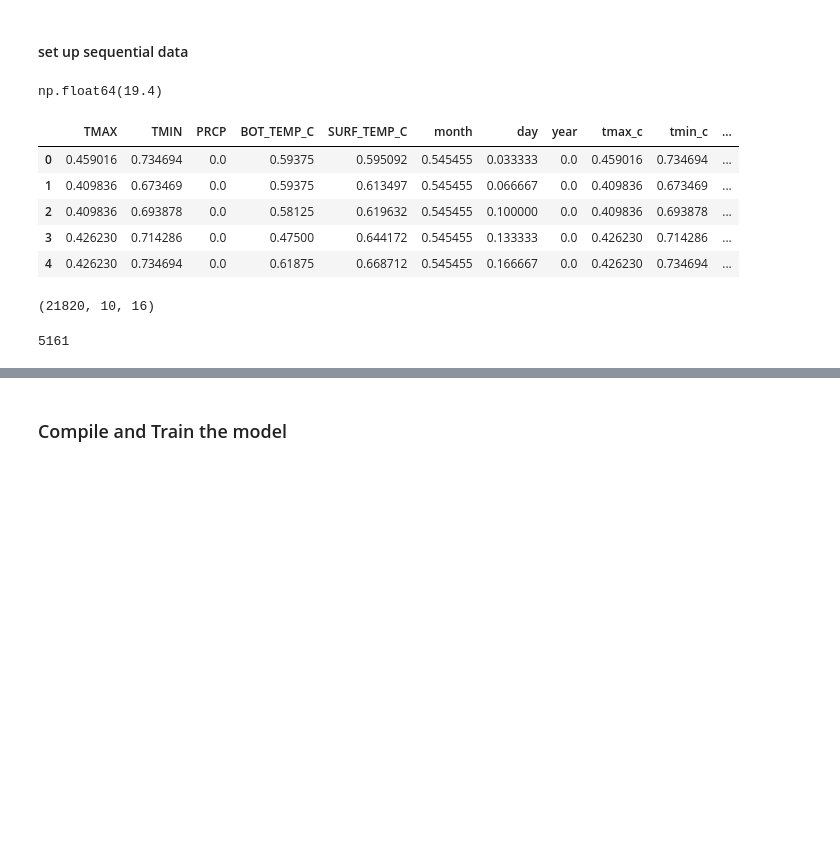
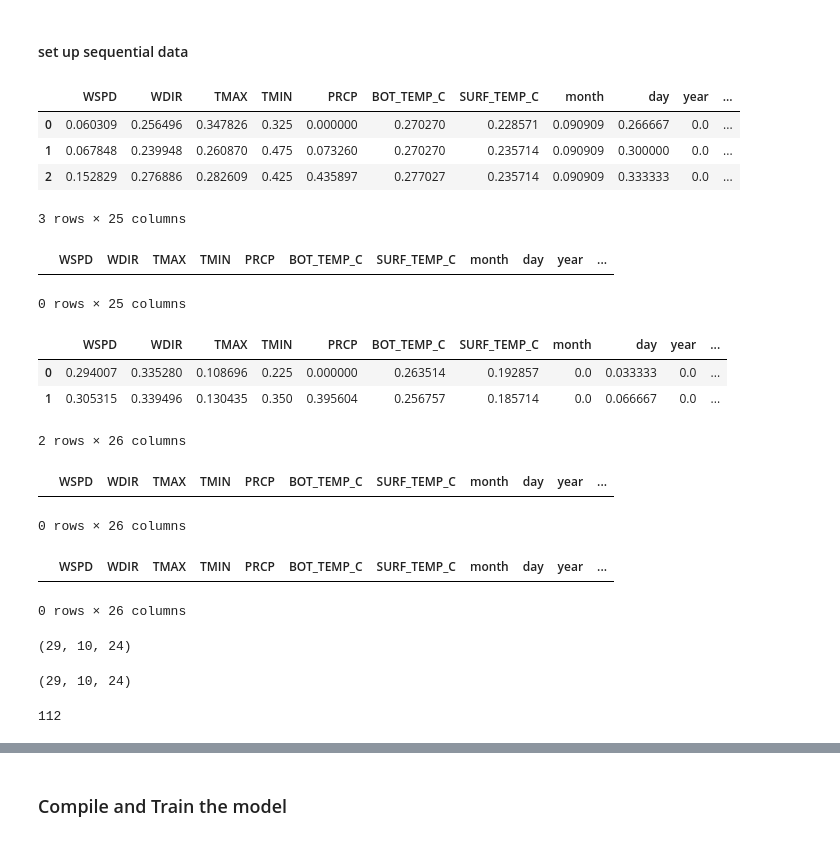
Before and after one commit to spencercody/scripps-water-temp, a Jupyter notebook: src/modeling/notebooks/05-rnn - 2.ipynb, the cells around one changed output, grey strips where cells are left out. Cells and saved outputs as stored; diff of their text form; code cells hidden in the pictures; blank space fills up the shorter version.

```diff
--- a/src/modeling/notebooks/05-rnn - 2.ipynb
+++ b/src/modeling/notebooks/05-rnn - 2.ipynb
@@ -39,15 +55,14 @@ scaler = joblib.load(data_folder / 'minmax_scaler.joblib')
 # %% [markdown]
 #### set up sequential data
 # %%
-train_y_df.iloc[0]['target']
+val_X_df.reset_index(drop=True, inplace=True)
+val_y_df.reset_index(drop=True, inplace=True)
+
+val_df = val_X_df.join(val_y_df)
+val_df.head(3)
 # %% [output]
+|  | WSPD | WDIR | TMAX | TMIN | PRCP | BOT_TEMP_C | SURF_TEMP_C | month | day | year | ... |
+| 0 | 0.060309 | 0.256496 | 0.347826 | 0.325 | 0.000000 | 0.270270 | 0.228571 | 0.090909 | 0.266667 | 0.0 | ... |
+| 1 | 0.067848 | 0.239948 | 0.260870 | 0.475 | 0.073260 | 0.270270 | 0.235714 | 0.090909 | 0.300000 | 0.0 | ... |
+| 2 | 0.152829 | 0.276886 | 0.282609 | 0.425 | 0.435897 | 0.277027 | 0.235714 | 0.090909 | 0.333333 | 0.0 | ... |
-np.float64(19.4)
+3 rows × 25 columns
-# %%
-train_X_df[:5]
-# %% [output]
-|  | TMAX | TMIN | PRCP | BOT_TEMP_C | SURF_TEMP_C | month | day | year | tmax_c | tmin_c | ... |
-| 0 | 0.459016 | 0.734694 | 0.0 | 0.59375 | 0.595092 | 0.545455 | 0.033333 | 0.0 | 0.459016 | 0.734694 | ... |
-| 1 | 0.409836 | 0.673469 | 0.0 | 0.59375 | 0.613497 | 0.545455 | 0.066667 | 0.0 | 0.409836 | 0.673469 | ... |
-| 2 | 0.409836 | 0.693878 | 0.0 | 0.58125 | 0.619632 | 0.545455 | 0.100000 | 0.0 | 0.409836 | 0.693878 | ... |
-| 3 | 0.426230 | 0.714286 | 0.0 | 0.47500 | 0.644172 | 0.545455 | 0.133333 | 0.0 | 0.426230 | 0.714286 | ... |
-| 4 | 0.426230 | 0.734694 | 0.0 | 0.61875 | 0.668712 | 0.545455 | 0.166667 | 0.0 | 0.426230 | 0.734694 | ... |
@@ -59,8 +68,0 @@ X_test, y_test =  setup_sequential_data(test_X_df, test_y_df, seq_size)
-# %%
-X_train.shape
-# %% [output]
-(21820, 10, 16)
-# %%
-len(y_test)
-# %% [output]
-5161
@@ -66,0 +75,5 @@ len(y_test)
+# %%
+train_df[train_df.target.isnull()]
+# %% [output]
+|  | WSPD | WDIR | TMAX | TMIN | PRCP | BOT_TEMP_C | SURF_TEMP_C | month | day | year | ... |
+0 rows × 25 columns
@@ -66,0 +93,12 @@ len(y_test)
+# %%
+train_df.head(2)
+# %% [output]
+|  | WSPD | WDIR | TMAX | TMIN | PRCP | BOT_TEMP_C | SURF_TEMP_C | month | day | year | ... |
+| 0 | 0.294007 | 0.335280 | 0.108696 | 0.225 | 0.000000 | 0.263514 | 0.192857 | 0.0 | 0.033333 | 0.0 | ... |
+| 1 | 0.305315 | 0.339496 | 0.130435 | 0.350 | 0.395604 | 0.256757 | 0.185714 | 0.0 | 0.066667 | 0.0 | ... |
+2 rows × 26 columns
+# %%
+train_df[train_df.target.isnull()]
+# %% [output]
+|  | WSPD | WDIR | TMAX | TMIN | PRCP | BOT_TEMP_C | SURF_TEMP_C | month | day | year | ... |
+0 rows × 26 columns
@@ -66,0 +107,6 @@ len(y_test)
+# %%
+df = train_dfs[1]
+df[df.target.isnull()]
+# %% [output]
+|  | WSPD | WDIR | TMAX | TMIN | PRCP | BOT_TEMP_C | SURF_TEMP_C | month | day | year | ... |
+0 rows × 26 columns
@@ -66,0 +154,12 @@ len(y_test)
+# %%
+X_trains[0].shape
+# %% [output]
+(29, 10, 24)
+# %%
+X_trains[1].shape
+# %% [output]
+(29, 10, 24)
+# %%
+len(X_trains)
+# %% [output]
+112
```
Also changed, not shown: parts of 21 cells of this notebook.
